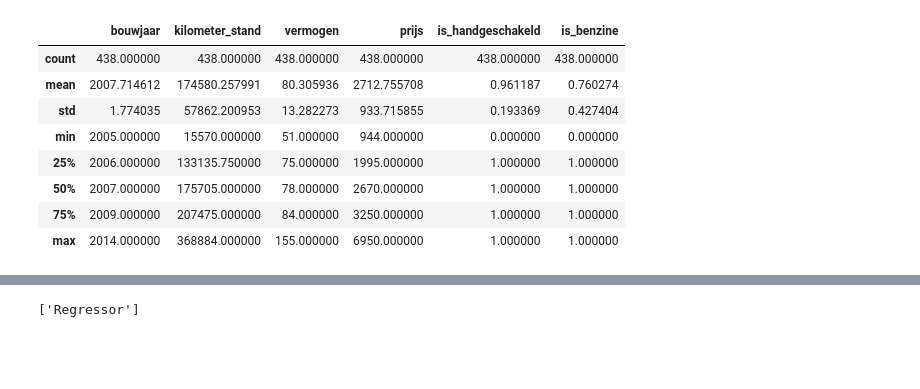
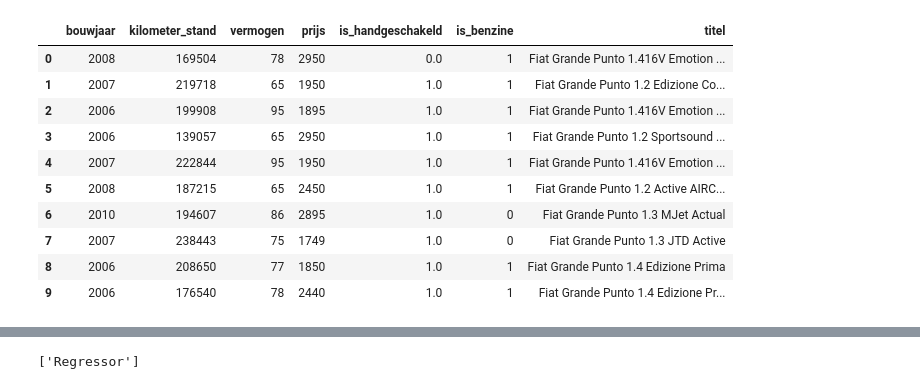
Before and after one commit to marcusabu/Autos, a Jupyter notebook: models/2. Regressor.ipynb, the cells around one changed output, grey strips where cells are left out. Cells and saved outputs as stored; diff of their text form; code cells hidden in the pictures; blank space fills up the shorter version.

```diff
--- a/models/2. Regressor.ipynb
+++ b/models/2. Regressor.ipynb
@@ -31,22 +33,24 @@ def evaluate_model(y_test, y_pred):
 # %%
 conn = sqlite3.connect('../db.sqlite3')
 df_raw = pd.read_sql_query('''
 SELECT "bouwjaar", "kilometer_stand", "vermogen", "prijs", "is_handgeschakeld", "is_benzine", "titel"
 FROM scraper_auto
-WHERE prijs < 15000 AND prijs > 900 AND bron='marktplaats'
+WHERE prijs < 20000 AND prijs > 900 AND kilometer_stand < 300000
 ''', conn)
 df = df_raw.dropna()
-df.describe()
+df.head(10)
 # %% [output]
-|  | bouwjaar | kilometer_stand | vermogen | prijs | is_handgeschakeld | is_benzine |
-| count | 438.000000 | 438.000000 | 438.000000 | 438.000000 | 438.000000 | 438.000000 |
-| mean | 2007.714612 | 174580.257991 | 80.305936 | 2712.755708 | 0.961187 | 0.760274 |
-| std | 1.774035 | 57862.200953 | 13.282273 | 933.715855 | 0.193369 | 0.427404 |
-| min | 2005.000000 | 15570.000000 | 51.000000 | 944.000000 | 0.000000 | 0.000000 |
-| 25% | 2006.000000 | 133135.750000 | 75.000000 | 1995.000000 | 1.000000 | 1.000000 |
-| 50% | 2007.000000 | 175705.000000 | 78.000000 | 2670.000000 | 1.000000 | 1.000000 |
-| 75% | 2009.000000 | 207475.000000 | 84.000000 | 3250.000000 | 1.000000 | 1.000000 |
-| max | 2014.000000 | 368884.000000 | 155.000000 | 6950.000000 | 1.000000 | 1.000000 |
+|  | bouwjaar | kilometer_stand | vermogen | prijs | is_handgeschakeld | is_benzine | titel |
+| 0 | 2008 | 169504 | 78 | 2950 | 0.0 | 1 | Fiat Grande Punto 1.416V Emotion ... |
+| 1 | 2007 | 219718 | 65 | 1950 | 1.0 | 1 | Fiat Grande Punto 1.2 Edizione Co... |
+| 2 | 2006 | 199908 | 95 | 1895 | 1.0 | 1 | Fiat Grande Punto 1.416V Emotion ... |
+| 3 | 2006 | 139057 | 65 | 2950 | 1.0 | 1 | Fiat Grande Punto 1.2 Sportsound ... |
+| 4 | 2007 | 222844 | 95 | 1950 | 1.0 | 1 | Fiat Grande Punto 1.416V Emotion ... |
+| 5 | 2008 | 187215 | 65 | 2450 | 1.0 | 1 | Fiat Grande Punto 1.2 Active AIRC... |
+| 6 | 2010 | 194607 | 86 | 2895 | 1.0 | 0 | Fiat Grande Punto 1.3 MJet Actual |
+| 7 | 2007 | 238443 | 75 | 1749 | 1.0 | 0 | Fiat Grande Punto 1.3 JTD Active |
+| 8 | 2006 | 208650 | 77 | 1850 | 1.0 | 1 | Fiat Grande Punto 1.4 Edizione Prima |
+| 9 | 2006 | 176540 | 78 | 2440 | 1.0 | 1 | Fiat Grande Punto 1.4 Edizione Pr... |
 # %%
 df_train, df_test = train_test_split(df, test_size=0.2)
 
```
Also changed, not shown: parts of 7 cells of this notebook, 6 other files.
